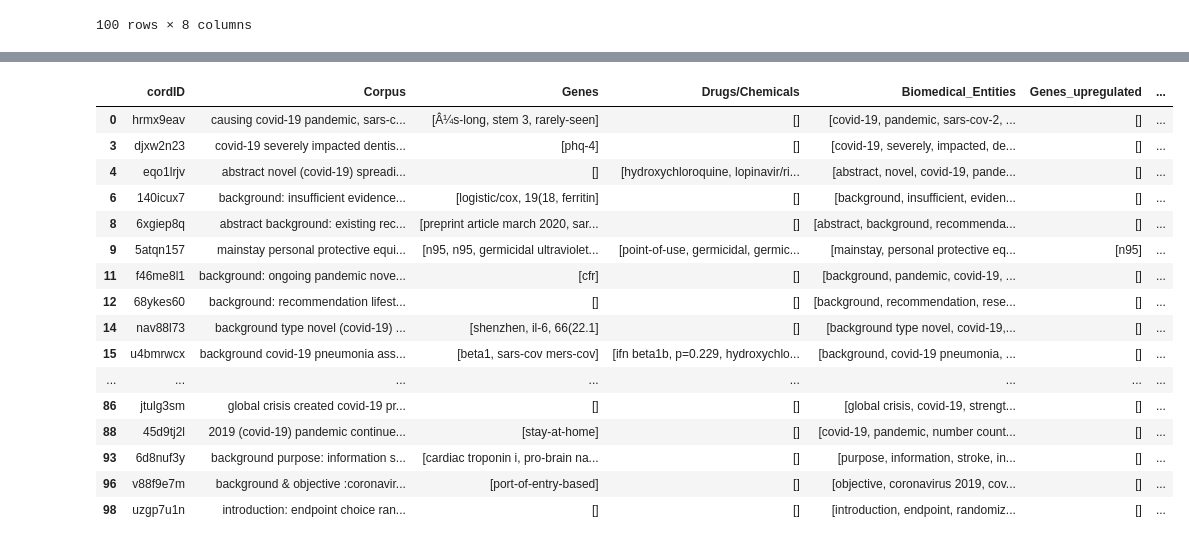
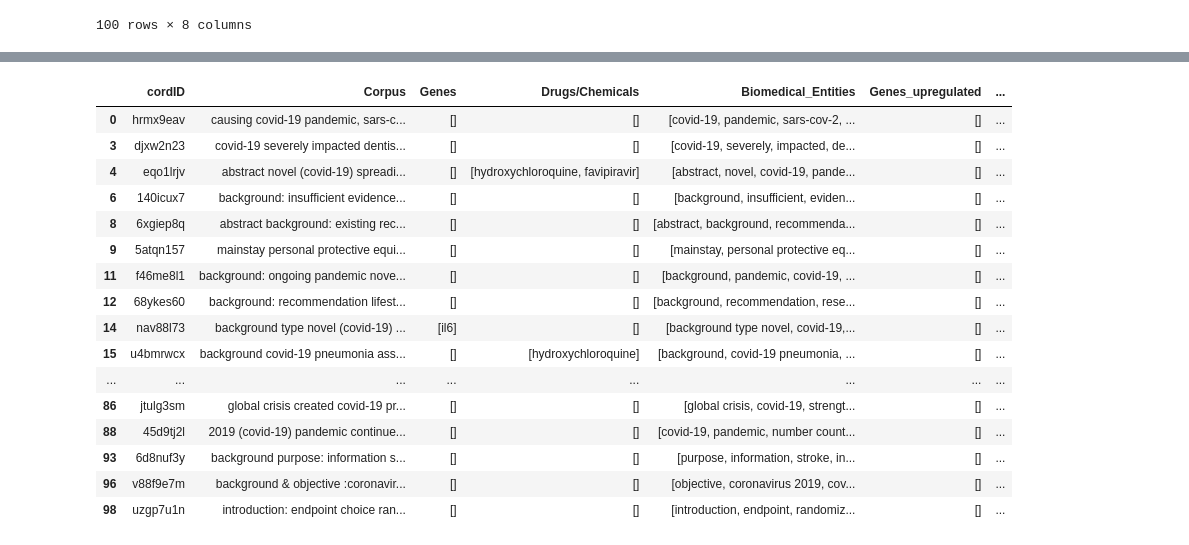
Before and after one commit to JOMERI/Capstone_JM_MesMiner, a Jupyter notebook: scispacy.ipynb, the cells around one changed output, grey strips where cells are left out. Drawn from its saved outputs; the diff is of its cells as text; code cells hidden in the pictures.

```diff
--- a/scispacy.ipynb
+++ b/scispacy.ipynb
@@ -99,13 +102,13 @@ def get_genes(document):
     for ent in doc.ents:
         if ent.label_ =='GENE_OR_GENE_PRODUCT':
             for k,v in gene_dic.items():
-                if ent.text in v:
+                if (ent.text).lower() in v:
                     gene_lst[ent]= k
 
 
         elif ent.label_ =='SIMPLE_CHEMICAL':
             for k,v in drug_dic.items():
-                if ent.text in v:
+                if (ent.text).lower() in v:
                     drug_lst[ent]=k
 
         elif ent.label_ =='CELL' or ent.label_ =='ORGANISM' or ent.label_ =='ORGANISM_SUBSTANCE':
@@ -185,15 +188,14 @@ def get_regulation(lst_lsts):
     #gene up/down-regulation. If found, new class (up/down) assigned.
 
     ent_lst = lst_lsts[0]
-    gn_lst = list(lst_lsts[1].values())
-
+    #print(ent_lst)
+    gn_lst = lst_lsts[1]
+    #print(gn_lst)
     span_gn = []
-
     for i in range(len(ent_lst)):
-
-        if ent_lst[i].text in gn_lst:
-
-            span_gn.append(ent_lst[i-3:i+3])
+        for k,v in gene_dic.items():
+            if (ent_lst[i].text).lower() in v:
+                    span_gn.append(ent_lst[i-3:i+3])
 
     span_gn = list(map(str, span_gn))
     #print(span_gn)
@@ -207,10 +209,10 @@ def get_regulation(lst_lsts):
 
     for k,v in g_span.items():
 
-        if any(elem in v for elem in gene_up):
+        if any(elem.lower() in v for elem in gene_up):
             gn_up.append(k)
             #print(k)
-        elif any(elem in v for elem in gene_down):
+        elif any(elem.lower() in v for elem in gene_down):
             gn_dw.append(k)
         else:
             gn_n.append(k)
@@ -306,23 +368,23 @@ KeyError: "None of [Float64Index([nan, nan, nan, nan, nan, nan, nan, nan, nan, n
 # %%
 #use this to filter resutls
-a=df
+df=a
 selection = ['covid-19']
 df[pd.DataFrame(df.Biomedical_Entities.tolist()).isin(selection).any(1)]
 # %% [output]
 |  | cordID | Corpus | Genes | Drugs/Chemicals | Biomedical_Entities | Genes_upregulated | ... |
-| 0 | hrmx9eav | causing covid-19 pandemic, sars-c... | [Â¼s-long, stem 3, rarely-seen] | [] | [covid-19, pandemic, sars-cov-2, ... | [] | ... |
-| 3 | djxw2n23 | covid-19 severely impacted dentis... | [phq-4] | [] | [covid-19, severely, impacted, de... | [] | ... |
-| 4 | eqo1lrjv | abstract novel (covid-19) spreadi... | [] | [hydroxychloroquine, lopinavir/ri... | [abstract, novel, covid-19, pande... | [] | ... |
-| 6 | 140icux7 | background: insufficient evidence... | [logistic/cox, 19(18, ferritin] | [] | [background, insufficient, eviden... | [] | ... |
-| 8 | 6xgiep8q | abstract background: existing rec... | [preprint article march 2020, sar... | [] | [abstract, background, recommenda... | [] | ... |
-| 9 | 5atqn157 | mainstay personal protective equi... | [n95, n95, germicidal ultraviolet... | [point-of-use, germicidal, germic... | [mainstay, personal protective eq... | [n95] | ... |
-| 11 | f46me8l1 | background: ongoing pandemic nove... | [cfr] | [] | [background, pandemic, covid-19, ... | [] | ... |
+| 0 | hrmx9eav | causing covid-19 pandemic, sars-c... | [] | [] | [covid-19, pandemic, sars-cov-2, ... | [] | ... |
+| 3 | djxw2n23 | covid-19 severely impacted dentis... | [] | [] | [covid-19, severely, impacted, de... | [] | ... |
+| 4 | eqo1lrjv | abstract novel (covid-19) spreadi... | [] | [hydroxychloroquine, favipiravir] | [abstract, novel, covid-19, pande... | [] | ... |
+| 6 | 140icux7 | background: insufficient evidence... | [] | [] | [background, insufficient, eviden... | [] | ... |
+| 8 | 6xgiep8q | abstract background: existing rec... | [] | [] | [abstract, background, recommenda... | [] | ... |
+| 9 | 5atqn157 | mainstay personal protective equi... | [] | [] | [mainstay, personal protective eq... | [] | ... |
+| 11 | f46me8l1 | background: ongoing pandemic nove... | [] | [] | [background, pandemic, covid-19, ... | [] | ... |
 | 12 | 68ykes60 | background: recommendation lifest... | [] | [] | [background, recommendation, rese... | [] | ... |
-| 14 | nav88l73 | background type novel (covid-19) ... | [shenzhen, il-6, 66(22.1] | [] | [background type novel, covid-19,... | [] | ... |
-| 15 | u4bmrwcx | background covid-19 pneumonia ass... | [beta1, sars-cov mers-cov] | [ifn beta1b, p=0.229, hydroxychlo... | [background, covid-19 pneumonia, ... | [] | ... |
+| 14 | nav88l73 | background type novel (covid-19) ... | [il6] | [] | [background type novel, covid-19,... | [] | ... |
+| 15 | u4bmrwcx | background covid-19 pneumonia ass... | [] | [hydroxychloroquine] | [background, covid-19 pneumonia, ... | [] | ... |
 | ... | ... | ... | ... | ... | ... | ... | ... |
 | 86 | jtulg3sm | global crisis created covid-19 pr... | [] | [] | [global crisis, covid-19, strengt... | [] | ... |
-| 88 | 45d9tj2l | 2019 (covid-19) pandemic continue... | [stay-at-home] | [] | [covid-19, pandemic, number count... | [] | ... |
-| 93 | 6d8nuf3y | background purpose: information s... | [cardiac troponin i, pro-brain na... | [] | [purpose, information, stroke, in... | [] | ... |
-| 96 | v88f9e7m | background & objective :coronavir... | [port-of-entry-based] | [] | [objective, coronavirus 2019, cov... | [] | ... |
+| 88 | 45d9tj2l | 2019 (covid-19) pandemic continue... | [] | [] | [covid-19, pandemic, number count... | [] | ... |
+| 93 | 6d8nuf3y | background purpose: information s... | [] | [] | [purpose, information, stroke, in... | [] | ... |
+| 96 | v88f9e7m | background & objective :coronavir... | [] | [] | [objective, coronavirus 2019, cov... | [] | ... |
 | 98 | uzgp7u1n | introduction: endpoint choice ran... | [] | [] | [introduction, endpoint, randomiz... | [] | ... |
```
Also changed, not shown: parts of 12 cells of this notebook, 2 other files.
